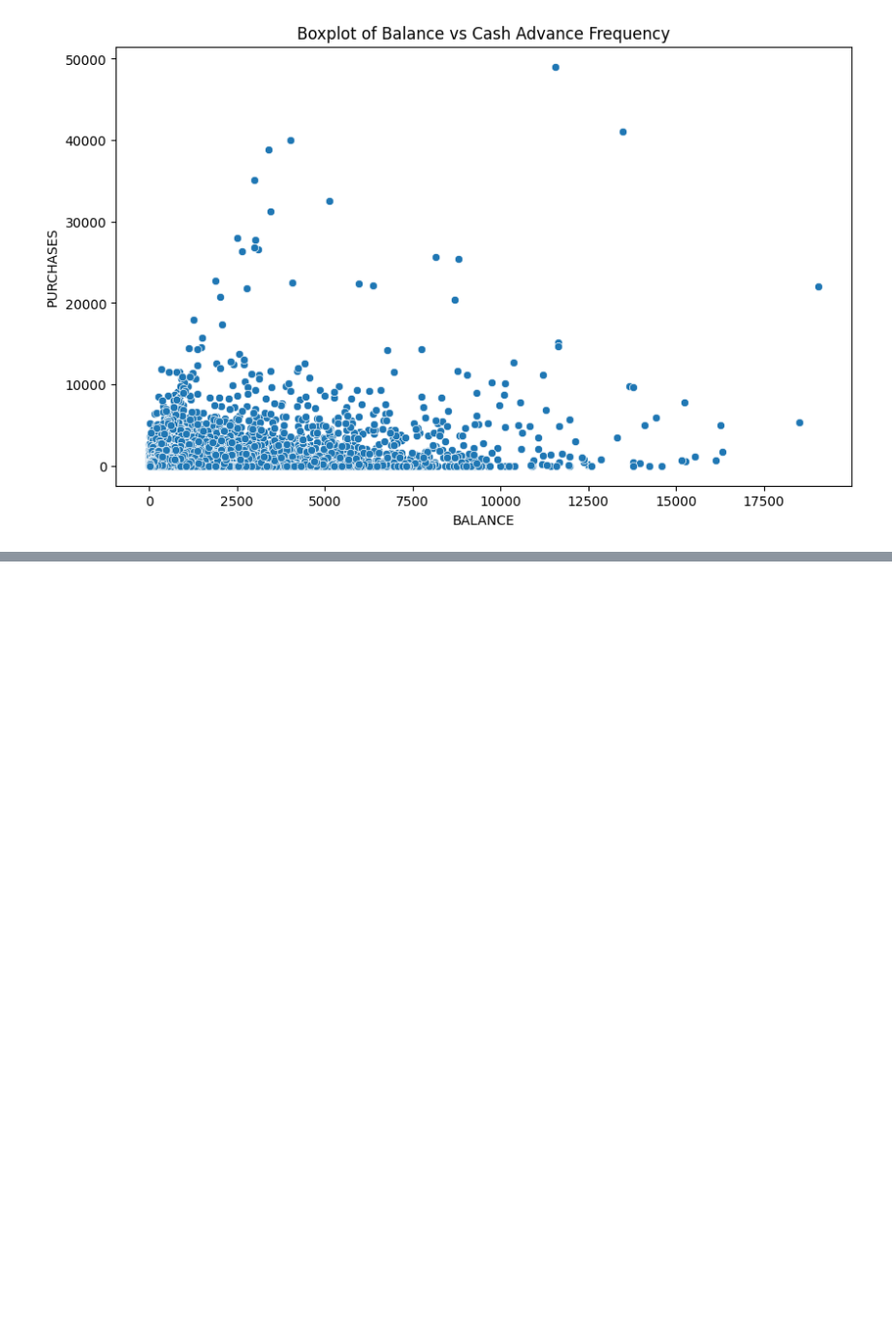
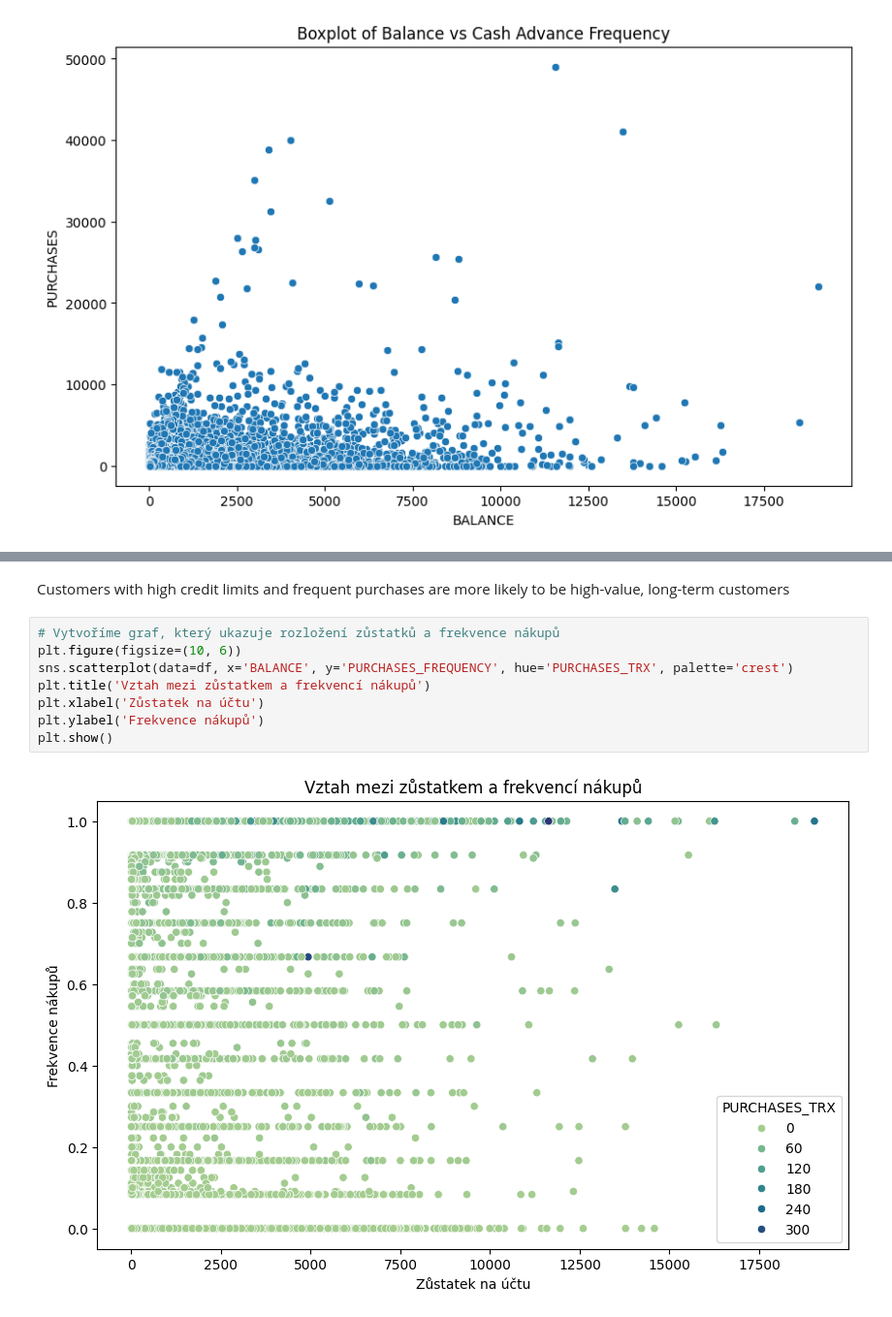
Before and after one commit to z1gyy/Data-Analysis, a Jupyter notebook: credit.ipynb, the cells around one changed output, grey strips where cells are left out. Shown at 97% size. Saved outputs shown, nothing was run; the diff lists cells and outputs as text; blank space fills up the shorter version.

```diff
--- a/credit.ipynb
+++ b/credit.ipynb
@@ -213,0 +232,12 @@ plt.show()
+# %% [markdown]
+Customers with high credit limits and frequent purchases are more likely to be high-value, long-term customers
+# %%
+# Vytvoříme graf, který ukazuje rozložení zůstatků a frekvence nákupů
+plt.figure(figsize=(10, 6))
+sns.scatterplot(data=df, x='BALANCE', y='PURCHASES_FREQUENCY', hue='PURCHASES_TRX', palette='crest')
+plt.title('Vztah mezi zůstatkem a frekvencí nákupů')
+plt.xlabel('Zůstatek na účtu')
+plt.ylabel('Frekvence nákupů')
+plt.show()
+# %% [output]
+[figure, added]
```
Also changed, not shown: parts of 18 cells of this notebook.
